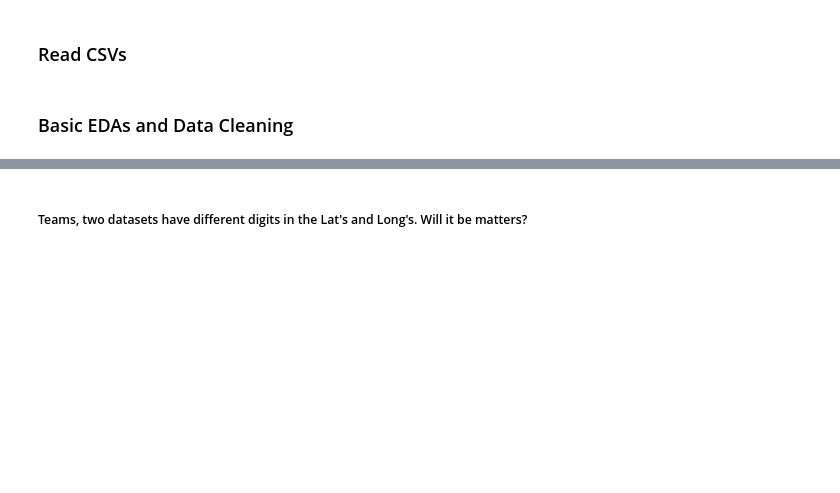
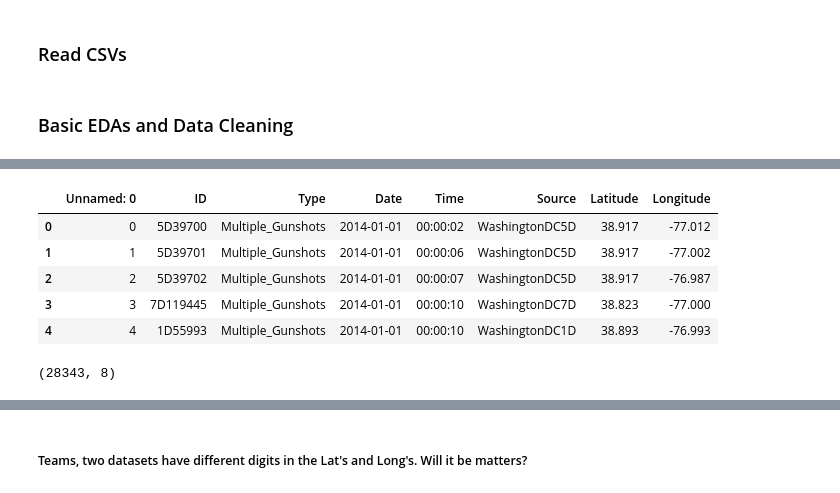
Before and after one commit to haoapple/The_Lab_DC_client_project, a Jupyter notebook: 02.EDA.ipynb, the cells around one changed output, grey strips where cells are left out. Drawn from its saved outputs; the diff is of its cells as text; code cells hidden in the pictures; blank space fills up the shorter version.

```diff
--- a/02.EDA.ipynb
+++ b/02.EDA.ipynb
@@ -65,3 +65,16 @@ LATITUDE                            0
 LONGITUDE                           0
 Unnamed: 0                          0
 dtype: int64
+# %%
+shots_train.head()
+# %% [output]
+|  | Unnamed: 0 | ID | Type | Date | Time | Source | Latitude | Longitude |
+| 0 | 0 | 5D39700 | Multiple_Gunshots | 2014-01-01 | 00:00:02 | WashingtonDC5D | 38.917 | -77.012 |
+| 1 | 1 | 5D39701 | Multiple_Gunshots | 2014-01-01 | 00:00:06 | WashingtonDC5D | 38.917 | -77.002 |
+| 2 | 2 | 5D39702 | Multiple_Gunshots | 2014-01-01 | 00:00:07 | WashingtonDC5D | 38.917 | -76.987 |
+| 3 | 3 | 7D119445 | Multiple_Gunshots | 2014-01-01 | 00:00:10 | WashingtonDC7D | 38.823 | -77.000 |
+| 4 | 4 | 1D55993 | Multiple_Gunshots | 2014-01-01 | 00:00:10 | WashingtonDC1D | 38.893 | -76.993 |
+# %%
+shots_train.shape
+# %% [output]
+(28343, 8)
```
Also changed, not shown: parts of 17 cells of this notebook, 3 other files.
